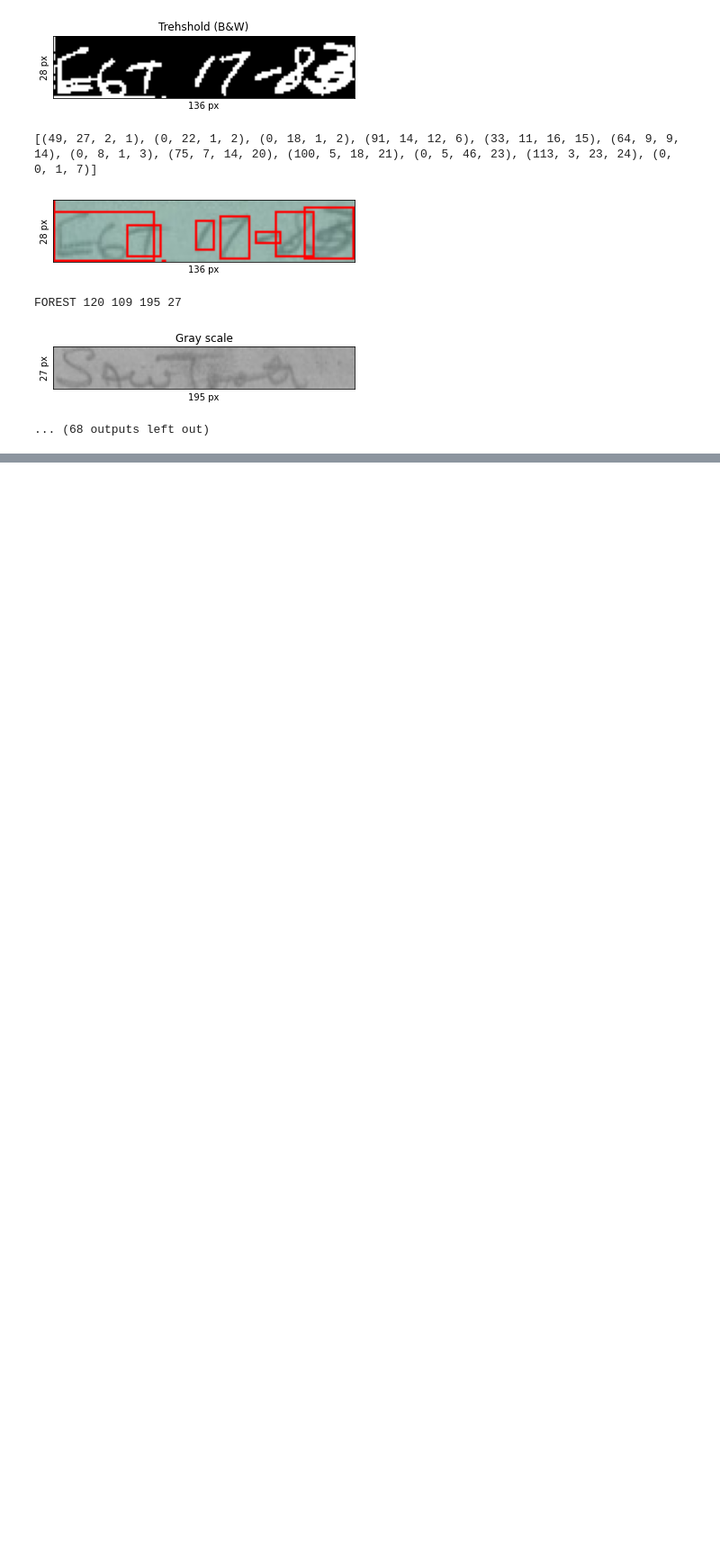
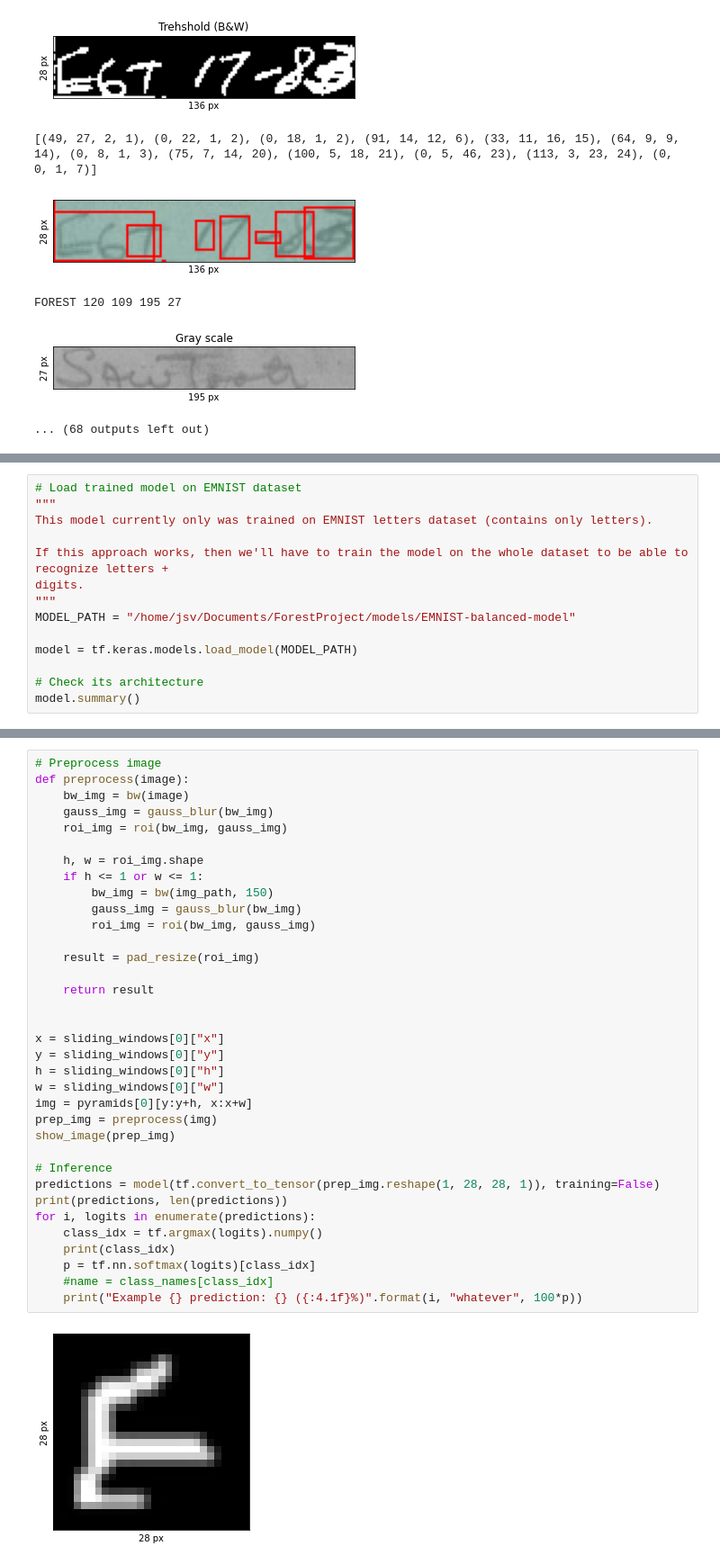
Before and after one commit to BoiseState-AdaptLab/OCR_4_Forest_Service, a Jupyter notebook: char_detection/char-detection.ipynb, the cells around one changed output, grey strips where cells are left out. Shown at 90% size. Cells and saved outputs as stored; diff of their text form; blank space fills up the shorter version.

```diff
--- a/char_detection/char-detection.ipynb
+++ b/char_detection/char-detection.ipynb
@@ -167,0 +295,14 @@ FOREST 120 109 195 27
+# %%
+# Load trained model on EMNIST dataset
+"""
+This model currently only was trained on EMNIST letters dataset (contains only letters).
+
+If this approach works, then we'll have to train the model on the whole dataset to be able to recognize letters +
+digits.
+"""
+MODEL_PATH = "/home/jsv/Documents/ForestProject/models/EMNIST-balanced-model"
+
+model = tf.keras.models.load_model(MODEL_PATH)
+
+# Check its architecture
+model.summary()
@@ -167,0 +328,37 @@ FOREST 120 109 195 27
+# %%
+# Preprocess image
+def preprocess(image):
+    bw_img = bw(image)
+    gauss_img = gauss_blur(bw_img)
+    roi_img = roi(bw_img, gauss_img)
+
+    h, w = roi_img.shape
+    if h <= 1 or w <= 1:
+        bw_img = bw(img_path, 150)
+        gauss_img = gauss_blur(bw_img)
+        roi_img = roi(bw_img, gauss_img)
+
+    result = pad_resize(roi_img)
+
+    return result
+
+
+x = sliding_windows[0]["x"]
+y = sliding_windows[0]["y"]
+h = sliding_windows[0]["h"]
+w = sliding_windows[0]["w"]
+img = pyramids[0][y:y+h, x:x+w]
+prep_img = preprocess(img)
+show_image(prep_img)
+
+# Inference
+predictions = model(tf.convert_to_tensor(prep_img.reshape(1, 28, 28, 1)), training=False)
+print(predictions, len(predictions))
+for i, logits in enumerate(predictions):
+    class_idx = tf.argmax(logits).numpy()
+    print(class_idx)
+    p = tf.nn.softmax(logits)[class_idx]
+    #name = class_names[class_idx]
+    print("Example {} prediction: {} ({:4.1f}%)".format(i, "whatever", 100*p))
+# %% [output]
+[figure, added]
```
Also changed, not shown: parts of 12 cells of this notebook.
